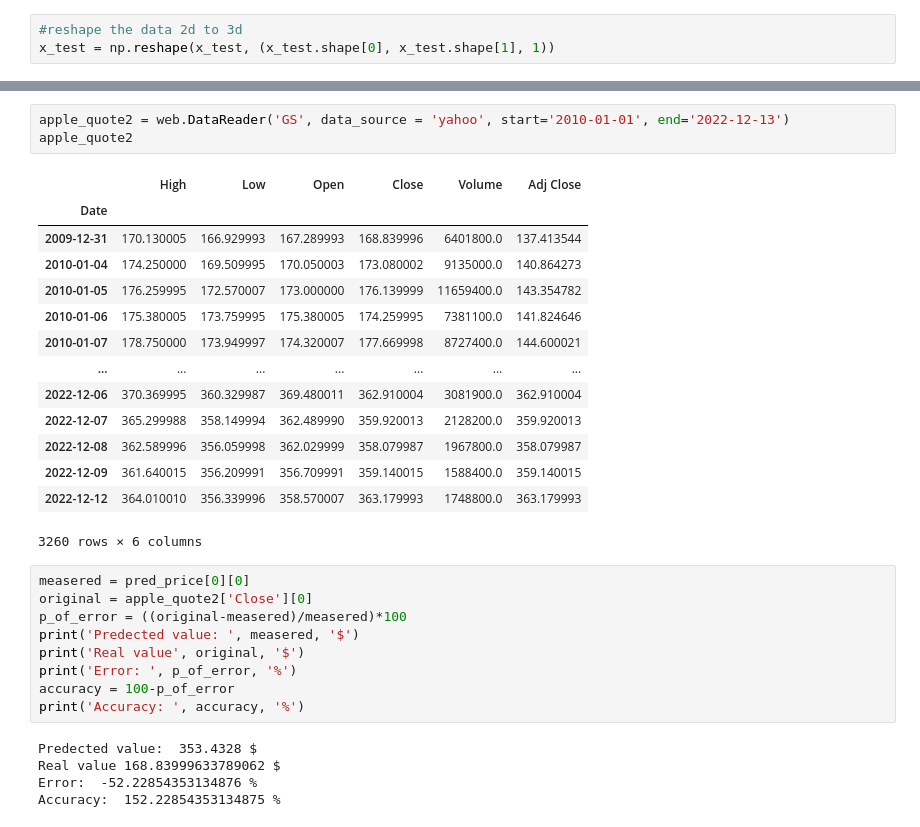
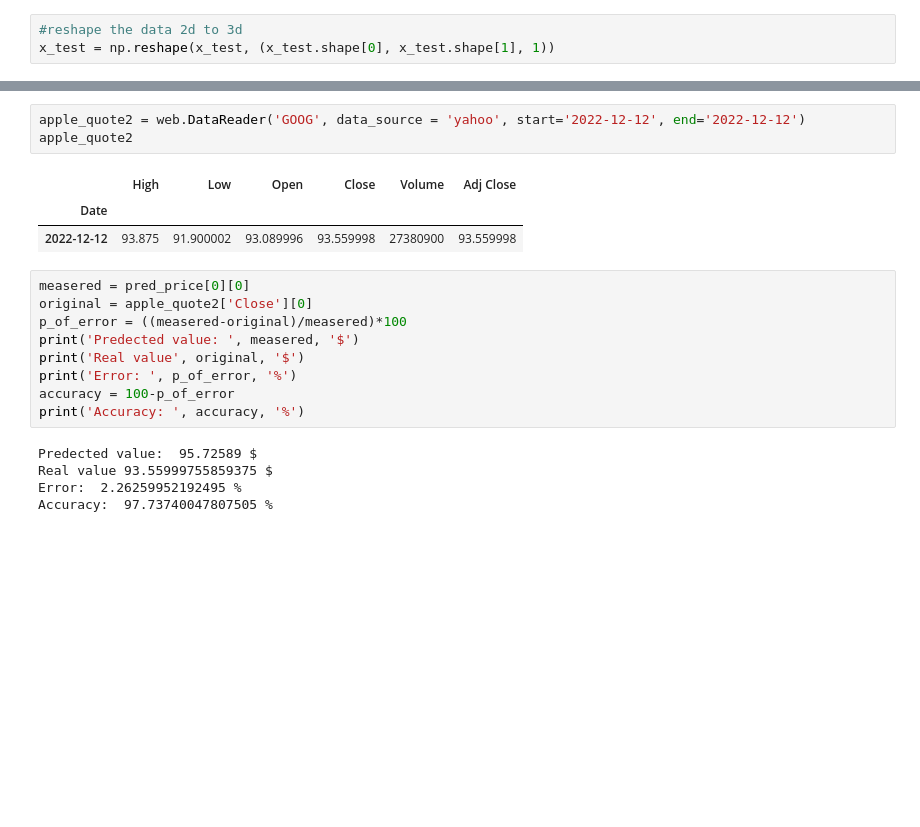
Before and after one commit to neeerob/Stock-closing-price-prediction, a Jupyter notebook: Using Artificial neural network for APPLE(AAPL) advanceV1.0.ipynb, the cells around one changed output, grey strips where cells are left out. Cells and saved outputs as stored; diff of their text form; blank space fills up the shorter version.

Commit message:
Increasing our accuracy

```diff
--- a/Using Artificial neural network for APPLE(AAPL) advanceV1.0.ipynb
+++ b/Using Artificial neural network for APPLE(AAPL) advanceV1.0.ipynb
@@ -253,32 +253,21 @@ print(pred_price)
 # %%
-apple_quote2 = web.DataReader('GS', data_source = 'yahoo', start='2010-01-01', end='2022-12-13')
+apple_quote2 = web.DataReader('GOOG', data_source = 'yahoo', start='2022-12-12', end='2022-12-12')
 apple_quote2
 # %% [output]
 |  | High | Low | Open | Close | Volume | Adj Close |
 | Date |  |  |  |  |  |  |
-| 2009-12-31 | 170.130005 | 166.929993 | 167.289993 | 168.839996 | 6401800.0 | 137.413544 |
-| 2010-01-04 | 174.250000 | 169.509995 | 170.050003 | 173.080002 | 9135000.0 | 140.864273 |
-| 2010-01-05 | 176.259995 | 172.570007 | 173.000000 | 176.139999 | 11659400.0 | 143.354782 |
-| 2010-01-06 | 175.380005 | 173.759995 | 175.380005 | 174.259995 | 7381100.0 | 141.824646 |
-| 2010-01-07 | 178.750000 | 173.949997 | 174.320007 | 177.669998 | 8727400.0 | 144.600021 |
-| ... | ... | ... | ... | ... | ... | ... |
-| 2022-12-06 | 370.369995 | 360.329987 | 369.480011 | 362.910004 | 3081900.0 | 362.910004 |
-| 2022-12-07 | 365.299988 | 358.149994 | 362.489990 | 359.920013 | 2128200.0 | 359.920013 |
-| 2022-12-08 | 362.589996 | 356.059998 | 362.029999 | 358.079987 | 1967800.0 | 358.079987 |
-| 2022-12-09 | 361.640015 | 356.209991 | 356.709991 | 359.140015 | 1588400.0 | 359.140015 |
-| 2022-12-12 | 364.010010 | 356.339996 | 358.570007 | 363.179993 | 1748800.0 | 363.179993 |
+| 2022-12-12 | 93.875 | 91.900002 | 93.089996 | 93.559998 | 27380900 | 93.559998 |
-3260 rows × 6 columns
 # %%
 measered = pred_price[0][0]
 original = apple_quote2['Close'][0]
-p_of_error = ((original-measered)/measered)*100
+p_of_error = ((measered-original)/measered)*100
 print('Predected value: ', measered, '$')
 print('Real value', original, '$')
 print('Error: ', p_of_error, '%')
 accuracy = 100-p_of_error
 print('Accuracy: ', accuracy, '%')
 # %% [output]
-Predected value:  353.4328 $
-Real value 168.83999633789062 $
-Error:  -52.22854353134876 %
-Accuracy:  152.22854353134875 %
+Predected value:  95.72589 $
+Real value 93.55999755859375 $
+Error:  2.26259952192495 %
+Accuracy:  97.73740047807505 %
```
Also changed, not shown: parts of 14 cells of this notebook.
